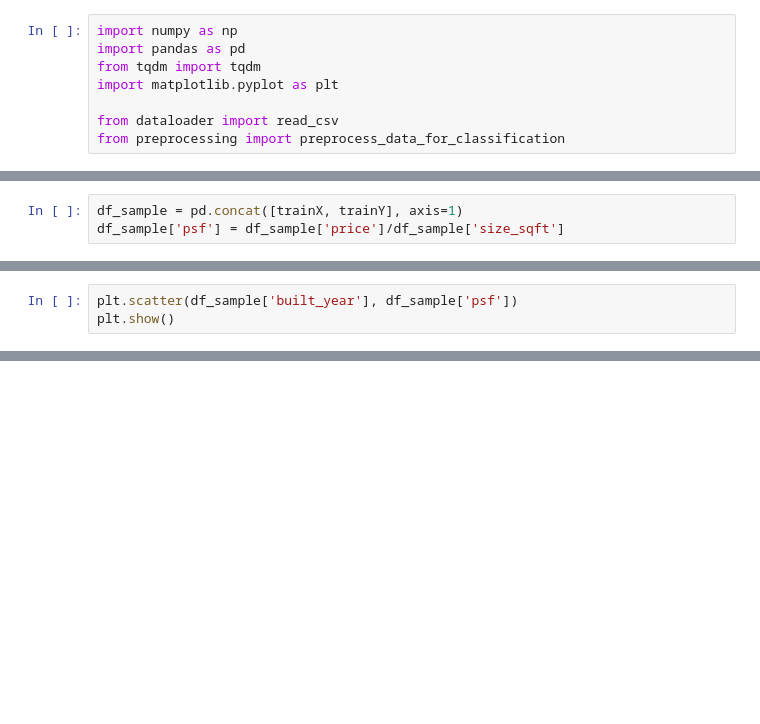
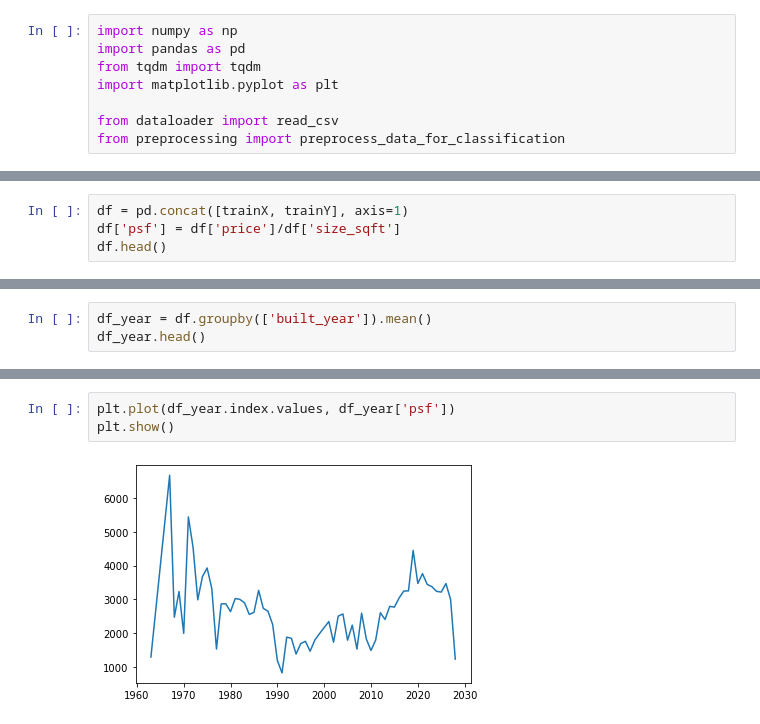
Before and after one commit to atul1696/cs5228-project, a Jupyter notebook: task3.ipynb, the cells around one changed output, grey strips where cells are left out. Drawn from its saved outputs; the diff is of its cells as text; blank space fills up the shorter version.

```diff
--- a/task3.ipynb
+++ b/task3.ipynb
@@ -22,5 +34,6 @@ df_sample.head()
 | 3 | 2.936166e+06 | 2023.0 | 3.0 | 2.0 | 958.0 | 638.0 | 1.312364 | 103.803271 | 2.750650e+06 | ... |
 | 4 | 2.936166e+06 | 2026.0 | 2.0 | 1.0 | 732.0 | 351.0 | 1.273959 | 103.843635 | 3.341467e+06 | ... |
 # %%
-df_sample = pd.concat([trainX, trainY], axis=1)
-df_sample['psf'] = df_sample['price']/df_sample['size_sqft']
+df = pd.concat([trainX, trainY], axis=1)
+df['psf'] = df['price']/df['size_sqft']
+df.head()
@@ -27,4 +62,4 @@ df_sample['psf'] = df_sample['price']/df_sample['size_sqft']
 # %%
-plt.scatter(df_sample['built_year'], df_sample['psf'])
-plt.show()
+df_year = df.groupby(['built_year']).mean()
+df_year.head()
 # %% [output]
@@ -31,0 +73,5 @@ plt.show()
+# %%
+plt.plot(df_year.index.values, df_year['psf'])
+plt.show()
+# %% [output]
+[figure, added]
```
Also changed, not shown: parts of 10 cells of this notebook.
